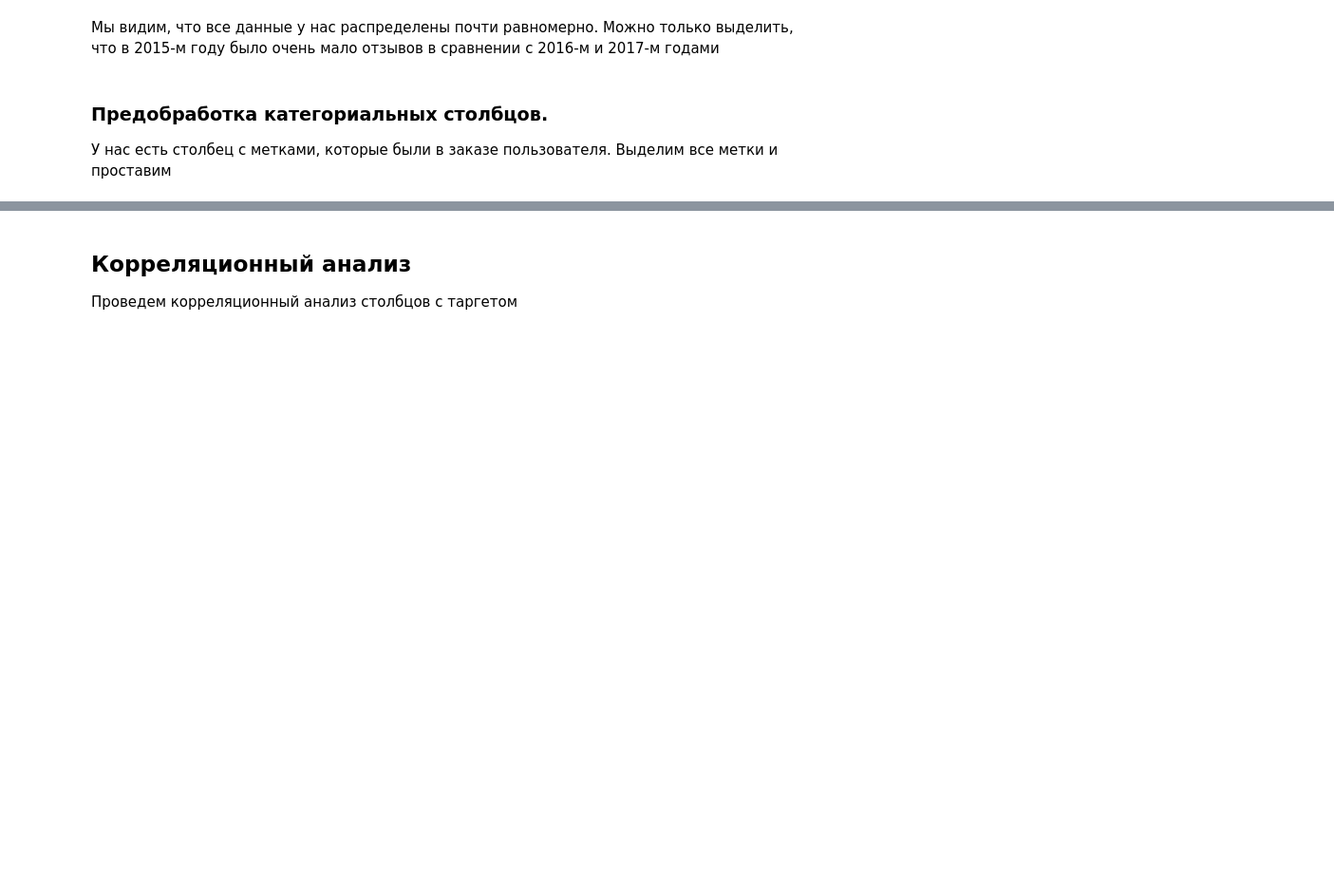
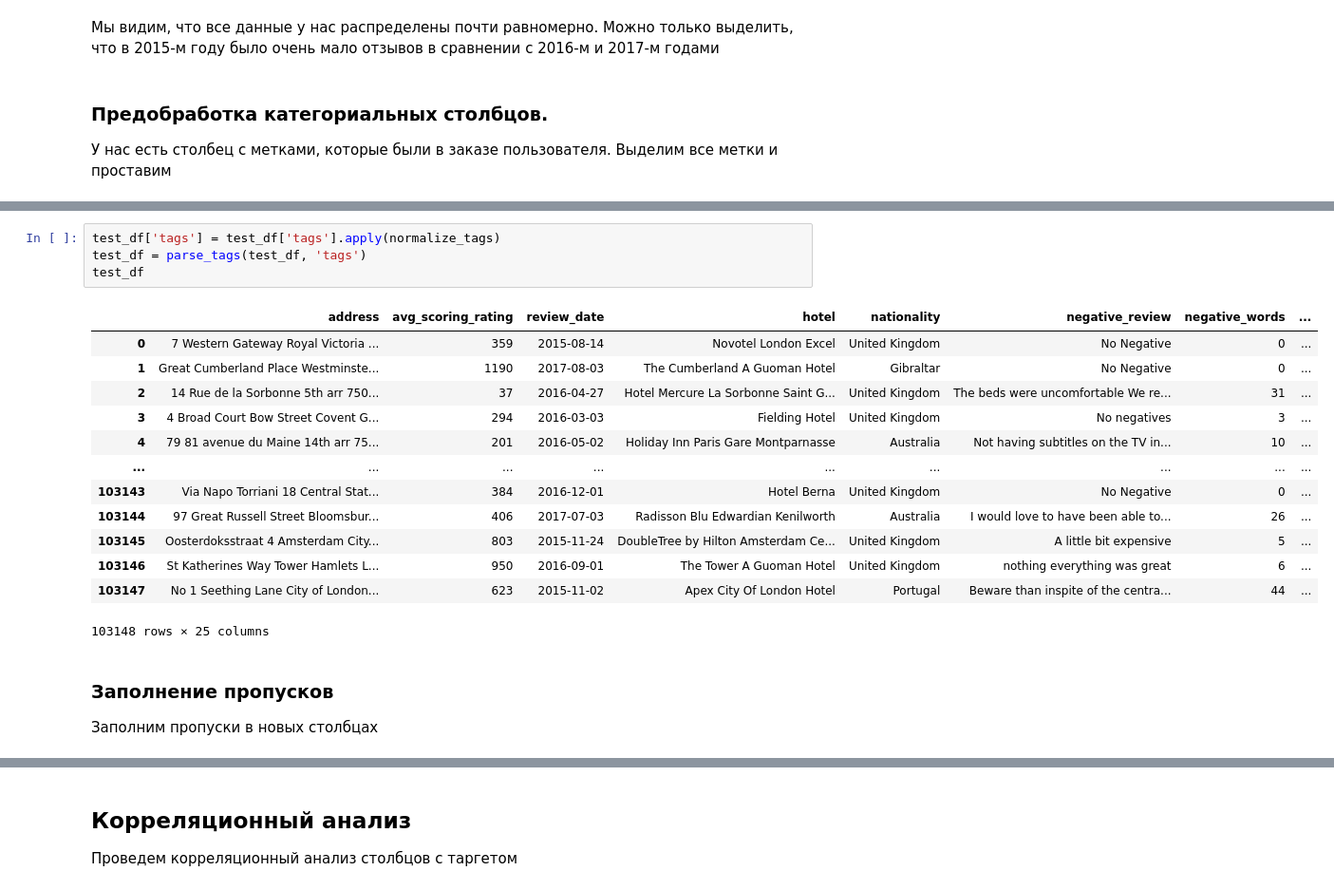
Before and after one commit to Moncervers/hotel_review_score_prediction, a Jupyter notebook: score_prediction.ipynb, the cells around one changed output, grey strips where cells are left out. Shown at 95% size. Saved outputs shown, nothing was run; the diff lists cells and outputs as text; blank space fills up the shorter version.

```diff
--- a/score_prediction.ipynb
+++ b/score_prediction.ipynb
@@ -711,3 +710,25 @@ df
 | 412588 | No 1 Seething Lane City of London... | 623 | 2017-04-16 | Apex City Of London Hotel | United Kingdom | Having stayed at this hotel a num... | 29 | ... |
 | 412589 | 4 Bryanston St Marble Arch Westmi... | 255 | 2016-06-14 | DoubleTree by Hilton Hotel London... | Malaysia | The mattress was too soft Both of... | 22 | ... |
 412236 rows × 26 columns
+# %%
+test_df['tags'] = test_df['tags'].apply(normalize_tags)
+test_df = parse_tags(test_df, 'tags')
+test_df
+# %% [output]
+|  | address | avg_scoring_rating | review_date | hotel | nationality | negative_review | negative_words | ... |
+| 0 | 7 Western Gateway Royal Victoria ... | 359 | 2015-08-14 | Novotel London Excel | United Kingdom | No Negative | 0 | ... |
+| 1 | Great Cumberland Place Westminste... | 1190 | 2017-08-03 | The Cumberland A Guoman Hotel | Gibraltar | No Negative | 0 | ... |
+| 2 | 14 Rue de la Sorbonne 5th arr 750... | 37 | 2016-04-27 | Hotel Mercure La Sorbonne Saint G... | United Kingdom | The beds were uncomfortable We re... | 31 | ... |
+| 3 | 4 Broad Court Bow Street Covent G... | 294 | 2016-03-03 | Fielding Hotel | United Kingdom | No negatives | 3 | ... |
+| 4 | 79 81 avenue du Maine 14th arr 75... | 201 | 2016-05-02 | Holiday Inn Paris Gare Montparnasse | Australia | Not having subtitles on the TV in... | 10 | ... |
+| ... | ... | ... | ... | ... | ... | ... | ... | ... |
+| 103143 | Via Napo Torriani 18 Central Stat... | 384 | 2016-12-01 | Hotel Berna | United Kingdom | No Negative | 0 | ... |
+| 103144 | 97 Great Russell Street Bloomsbur... | 406 | 2017-07-03 | Radisson Blu Edwardian Kenilworth | Australia | I would love to have been able to... | 26 | ... |
+| 103145 | Oosterdoksstraat 4 Amsterdam City... | 803 | 2015-11-24 | DoubleTree by Hilton Amsterdam Ce... | United Kingdom | A little bit expensive | 5 | ... |
+| 103146 | St Katherines Way Tower Hamlets L... | 950 | 2016-09-01 | The Tower A Guoman Hotel | United Kingdom | nothing everything was great | 6 | ... |
+| 103147 | No 1 Seething Lane City of London... | 623 | 2015-11-02 | Apex City Of London Hotel | Portugal | Beware than inspite of the centra... | 44 | ... |
+103148 rows × 25 columns
+# %% [markdown]
+### Заполнение пропусков
+
+Заполним пропуски в новых столбцах
```
Also changed, not shown: parts of 15 cells of this notebook.
